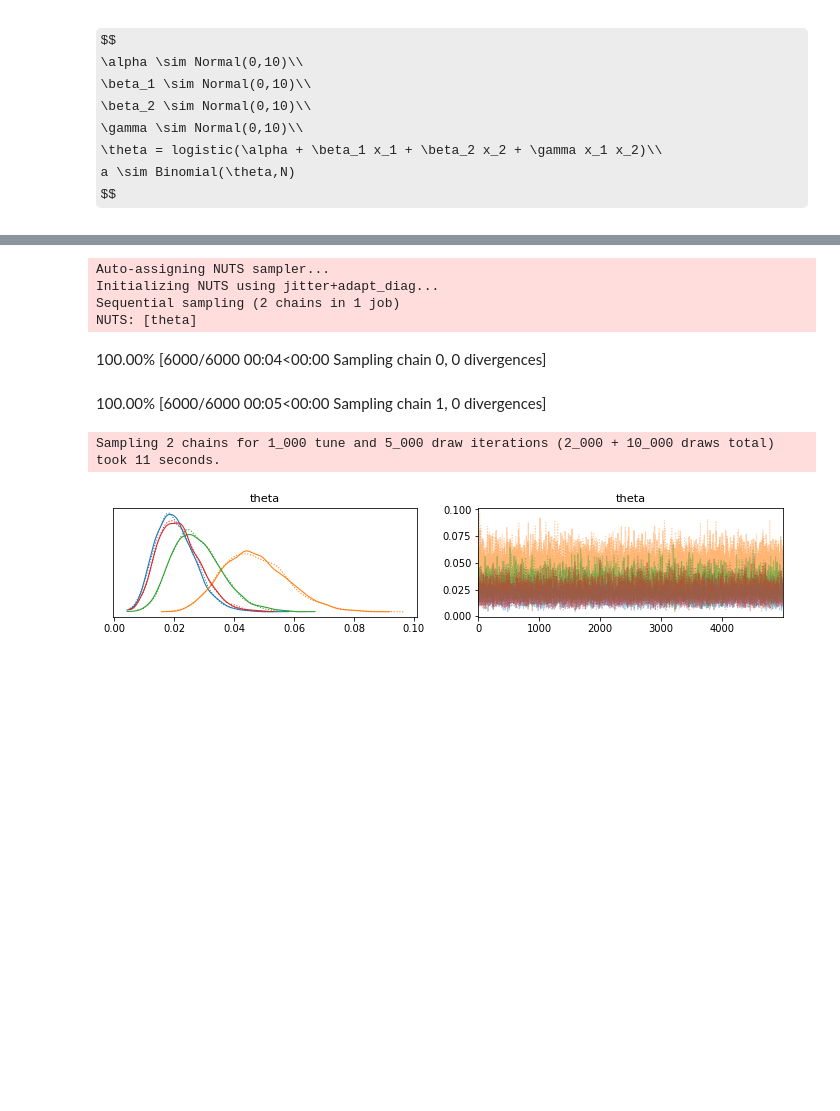
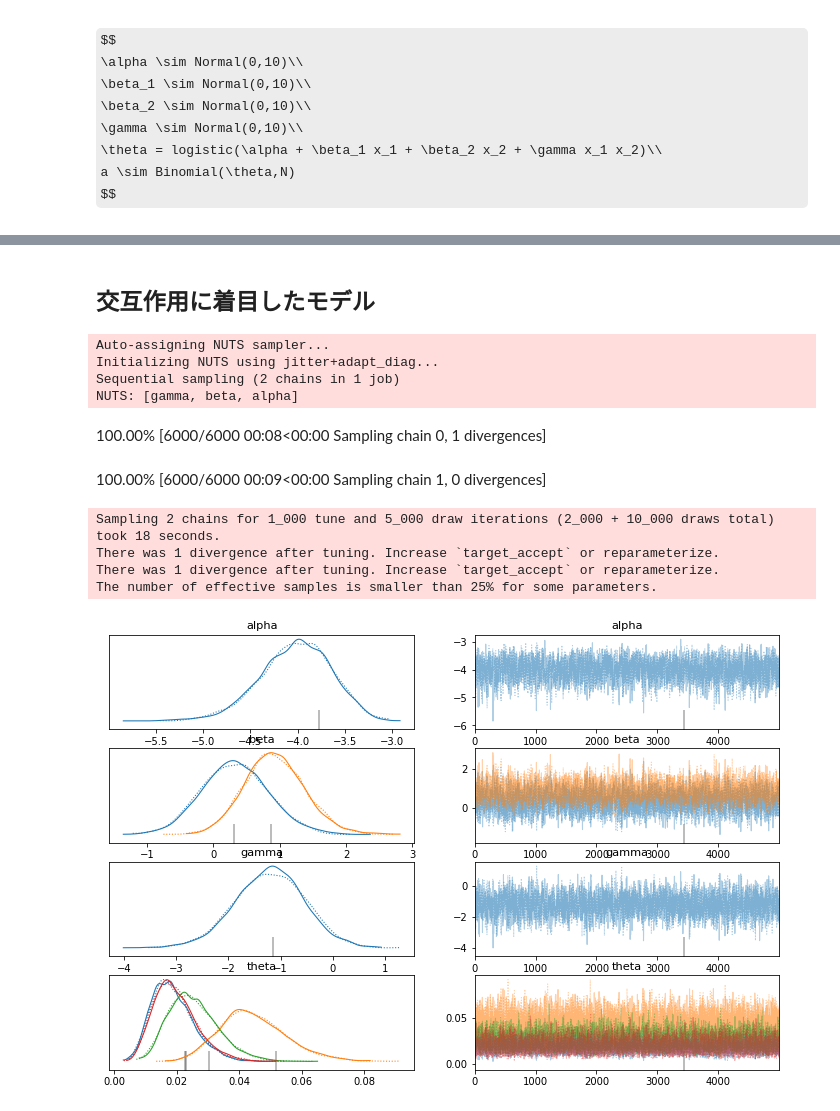
Before and after one commit to taikicoco/machine_learning, a Jupyter notebook: Bayes/組み合わせを考慮した統計モデル.ipynb, the cells around one changed output, grey strips where cells are left out. Drawn from its saved outputs; the diff is of its cells as text; code cells hidden in the pictures; some formulas as TeX source; blank space fills up the shorter version.

```diff
--- a/Bayes/組み合わせを考慮した統計モデル.ipynb
+++ b/Bayes/組み合わせを考慮した統計モデル.ipynb
@@ -130,0 +186,4 @@ with pm.Model():
+# %%
+n_2 = [434,382,394,412]
+clicks_2 = [8,17,10,8]
+#clicks/n = [0.018, 0.04, 0.025, 0.019]
@@ -130,0 +192,6 @@ with pm.Model():
+# %%
+with pm.Model() as model_2:
+  theta = pm.Beta('theta',alpha=1,beta=1,shape=len(n_2))
+  obs = pm.Binomial('obs',p=theta, n=n_2, observed=clicks_2)
+  trace_2 = pm.sample(5000,chains=2)
+  pm.traceplot(trace_2,compact=True)
@@ -130,0 +209,12 @@ with pm.Model():
+# %%
+img = [0,0,1,1]
+btn = [0,1,0,1]
+
+with pm.Model() as model_comb_2:
+  alpha = pm.Normal('alpha', mu = 0, sigma=10)
+  beta = pm.Normal('beta', mu = 0, sigma=10, shape=2)
+  comb = alpha + beta[0] * img + beta[1] *btn
+  theta = pm.Deterministic('theta', 1/(1 + pm.math.exp(-comb)))
+  obs = pm.Binomial('obs', p=theta, n=n_2, observed=clicks_2)
+  trace_comb_2 = pm.sample(5000,chains=2)
+  pm.traceplot(trace_comb_2, compact=True)
@@ -172,15 +271,24 @@ clicks = [8,17,10,8]
+# %% [markdown]
+## 交互作用に着目したモデル
 # %%
-with pm.Model() as model:
-  theta = pm.Beta('theta',alpha=1,beta=1,shape=len(n))
-  obs = pm.Binomial('obs',p=theta, n=n, observed=clicks)
-  trace = pm.sample(5000,chains=2)
-  pm.traceplot(trace,compact=True)
+with pm.Model() as model_int_2:#interaction
+  alpha = pm.Normal('alpha', mu=0, sigma=10)
+  beta = pm.Normal('beta', mu=0, sigma=10, shape=2)
+  gamma = pm.Normal('gamma', mu=0, sigma=10,)
+  comb = alpha + beta[0] * img + beta[1] *btn + gamma * img *btn
+  theta = pm.Deterministic('theta', 1/(1 + pm.math.exp(-comb)))
+  obs = pm.Binomial('obs', p=theta, n=n_2, observed=clicks_2)
+  trace_int_2 = pm.sample(5000,chains=2)
+  pm.traceplot(trace_int_2, compact=True)
 # %% [output]
 Auto-assigning NUTS sampler...
 Initializing NUTS using jitter+adapt_diag...
 Sequential sampling (2 chains in 1 job)
-NUTS: [theta]
+NUTS: [gamma, beta, alpha]
-100.00% [6000/6000 00:04<00:00 Sampling chain 0, 0 divergences]
+100.00% [6000/6000 00:08<00:00 Sampling chain 0, 1 divergences]
-100.00% [6000/6000 00:05<00:00 Sampling chain 1, 0 divergences]
+100.00% [6000/6000 00:09<00:00 Sampling chain 1, 0 divergences]
-Sampling 2 chains for 1_000 tune and 5_000 draw iterations (2_000 + 10_000 draws total) took 11 seconds.
+Sampling 2 chains for 1_000 tune and 5_000 draw iterations (2_000 + 10_000 draws total) took 18 seconds.
+There was 1 divergence after tuning. Increase `target_accept` or reparameterize.
+There was 1 divergence after tuning. Increase `target_accept` or reparameterize.
+The number of effective samples is smaller than 25% for some parameters.
-[figure, old version]
+[figure, new version]
```
Also changed, not shown: parts of 30 cells of this notebook.
